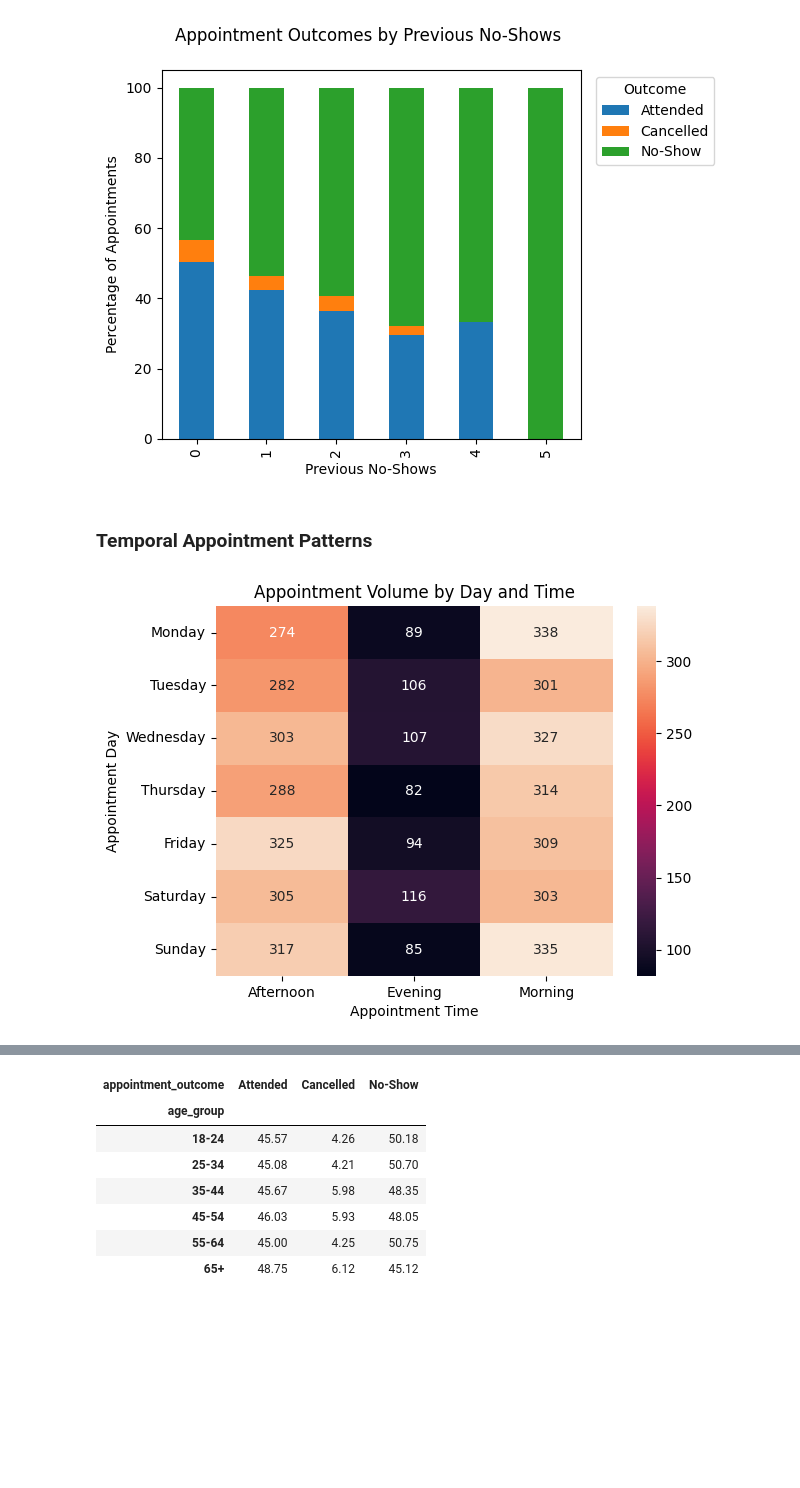
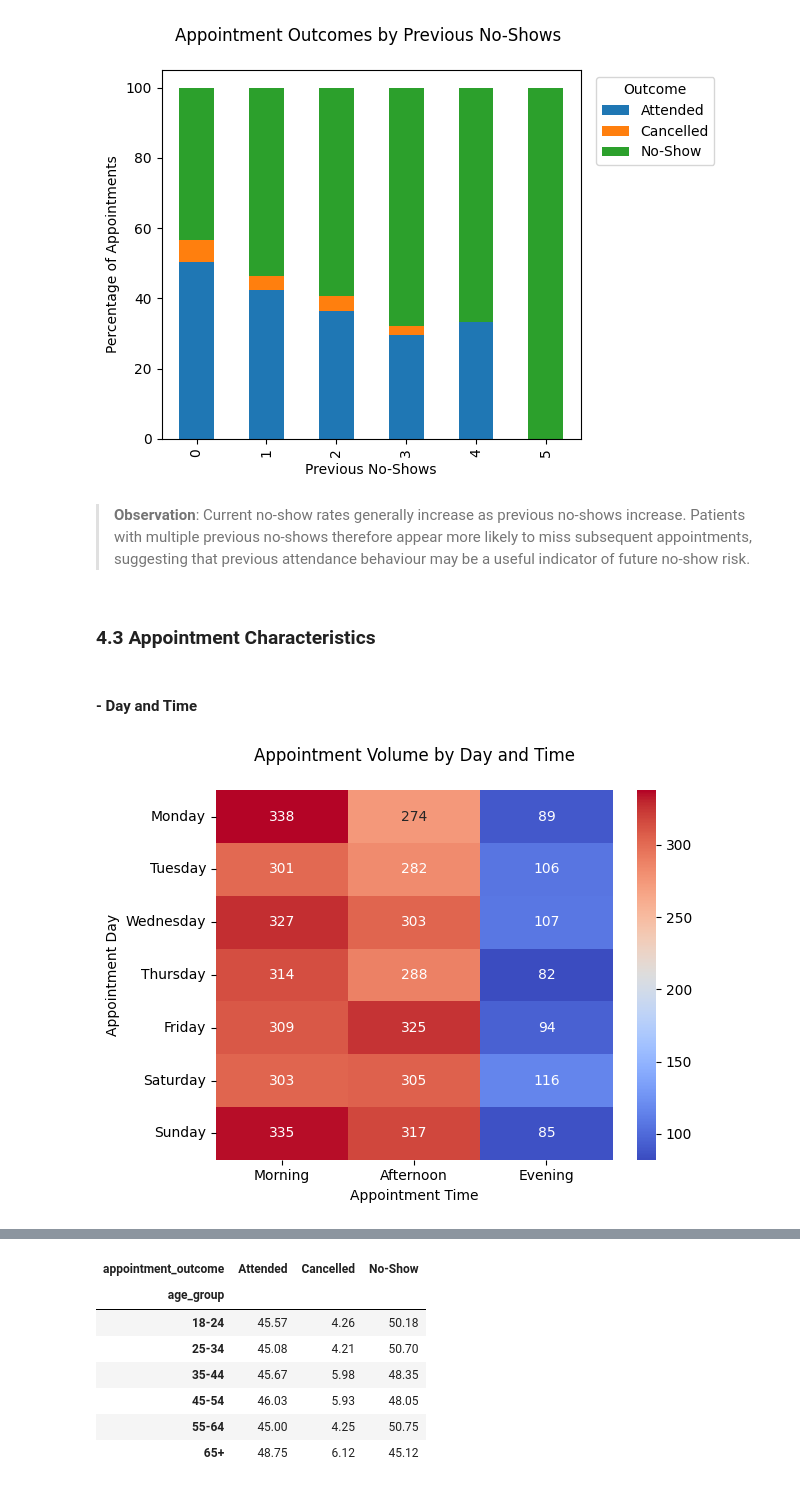
Before and after one commit to JhayceeCodes/HealthConnectDataAnalysis, a Jupyter notebook: healthconnect_analysis.ipynb, the cells around one changed output, grey strips where cells are left out. Cells and saved outputs as stored; diff of their text form; code cells hidden in the pictures; blank space fills up the shorter version.

Commit message:
feat: add observation taglines to visuals in EDA section

```diff
--- a/healthconnect_analysis.ipynb
+++ b/healthconnect_analysis.ipynb
@@ -305,24 +313,36 @@ plt.tight_layout()
 plt.show()
 # %% [output]
 [figure]
+# %% [markdown]
+> **Observation**: Current no-show rates generally increase as previous no-shows increase. Patients with multiple previous no-shows therefore appear more likely to miss subsequent appointments, suggesting that previous attendance behaviour may be a useful indicator of future no-show risk.
 # %% [markdown]
-### Temporal Appointment Patterns
+### 4.3 Appointment Characteristics
+# %% [markdown]
+#### - Day and Time
 # %%
 day_order = [
     "Monday", "Tuesday", "Wednesday",
     "Thursday", "Friday", "Saturday", "Sunday"
 ]
 
+time_order = [
+    "Morning", "Afternoon", "Evening"
+]
+
 day_time = pd.crosstab(
     df["appointment_day"],
     df["appointment_time"]
-).reindex(day_order)
+).reindex(
+    index=day_order,
+    columns=time_order
+)
 
-sns.heatmap(day_time, annot=True, fmt="d")
+sns.heatmap(day_time, annot=True, fmt="d", cmap="coolwarm")
 
 plt.title("Appointment Volume by Day and Time\n")
 plt.xlabel("Appointment Time")
 plt.ylabel("Appointment Day")
+
 plt.show()
 # %% [output]
-[figure, old version]
+[figure, new version]
```
Also changed, not shown: parts of 41 cells of this notebook.
